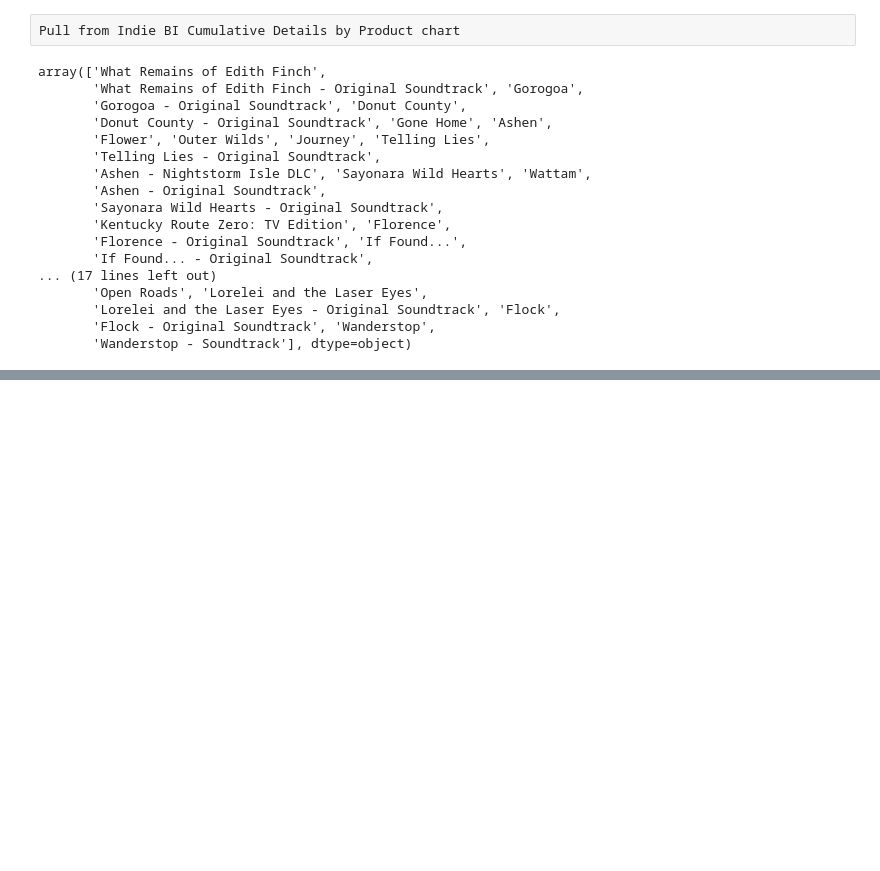
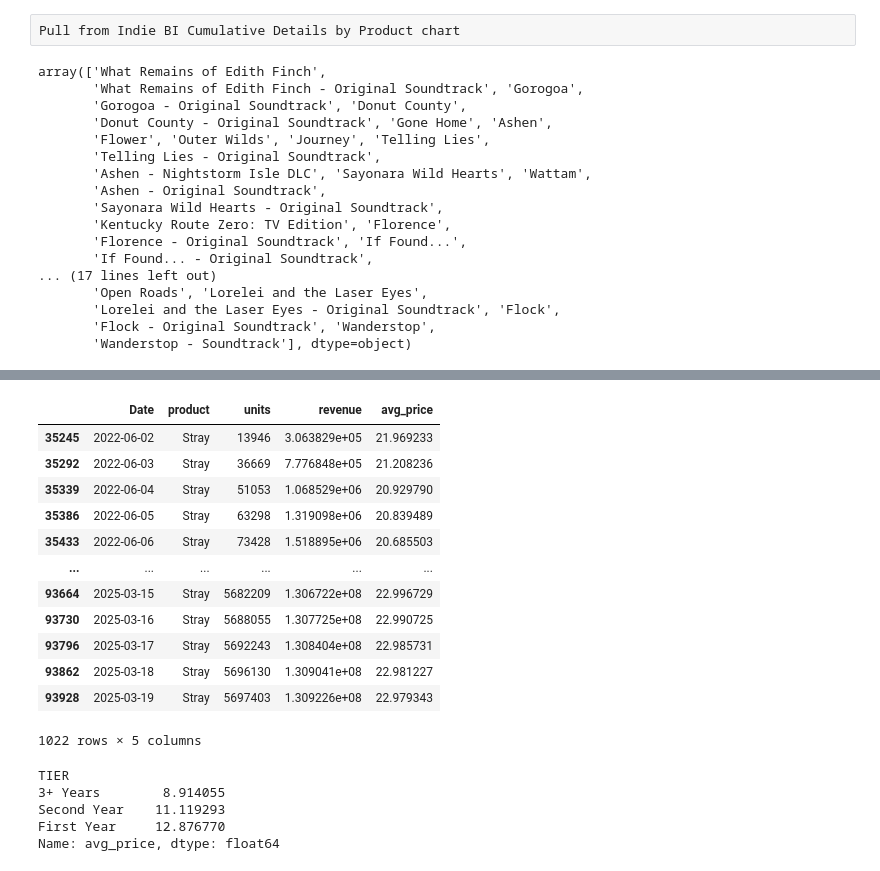
Before and after one commit to dougsack/IndieBI-Sales-EDA, a Jupyter notebook: Comparison to Past Titles.ipynb, the cells around one changed output, grey strips where cells are left out. Drawn from its saved outputs; the diff is of its cells as text; code cells hidden in the pictures; blank space fills up the shorter version.

```diff
--- a/Comparison to Past Titles.ipynb
+++ b/Comparison to Past Titles.ipynb
@@ -129,0 +144,11 @@ ranked_df.query("product==@complist")
+# %%
+
+
+# Define folder path
+folder_path = "units/cume_units.xlsx"
+
+
+# Read all files into DataFrames and add filename column
+units = pd.read_excel(folder_path, skiprows=2)
+
+units = units.rename({"Cumulative Selected Measure":"units"}, axis=1)
@@ -129,0 +171,5 @@ ranked_df.query("product==@complist")
+# %%
+
+revs = revs.rename({"Cumulative Selected Measure":"revenue"}, axis=1)
+
+revs
@@ -129,0 +190,20 @@ ranked_df.query("product==@complist")
+# %%
+combined = pd.merge(units, revs, on=["product", 'Date'])
+# %%
+combined['avg_price'] = combined['revenue'] / combined['units']
+# %%
+combined.query("product=='Stray'")
+# %% [output]
+|  | Date | product | units | revenue | avg_price |
+| 35245 | 2022-06-02 | Stray | 13946 | 3.063829e+05 | 21.969233 |
+| 35292 | 2022-06-03 | Stray | 36669 | 7.776848e+05 | 21.208236 |
+| 35339 | 2022-06-04 | Stray | 51053 | 1.068529e+06 | 20.929790 |
+| 35386 | 2022-06-05 | Stray | 63298 | 1.319098e+06 | 20.839489 |
+| 35433 | 2022-06-06 | Stray | 73428 | 1.518895e+06 | 20.685503 |
+| ... | ... | ... | ... | ... | ... |
+| 93664 | 2025-03-15 | Stray | 5682209 | 1.306722e+08 | 22.996729 |
+| 93730 | 2025-03-16 | Stray | 5688055 | 1.307725e+08 | 22.990725 |
+| 93796 | 2025-03-17 | Stray | 5692243 | 1.308404e+08 | 22.985731 |
+| 93862 | 2025-03-18 | Stray | 5696130 | 1.309041e+08 | 22.981227 |
+| 93928 | 2025-03-19 | Stray | 5697403 | 1.309226e+08 | 22.979343 |
+1022 rows × 5 columns
@@ -129,0 +241,8 @@ ranked_df.query("product==@complist")
+# %%
+combined.groupby('TIER').avg_price.mean().sort_values()
+# %% [output]
+TIER
+3+ Years        8.914055
+Second Year    11.119293
+First Year     12.876770
+Name: avg_price, dtype: float64
```
Also changed, not shown: parts of 23 cells of this notebook, 6 other files.
